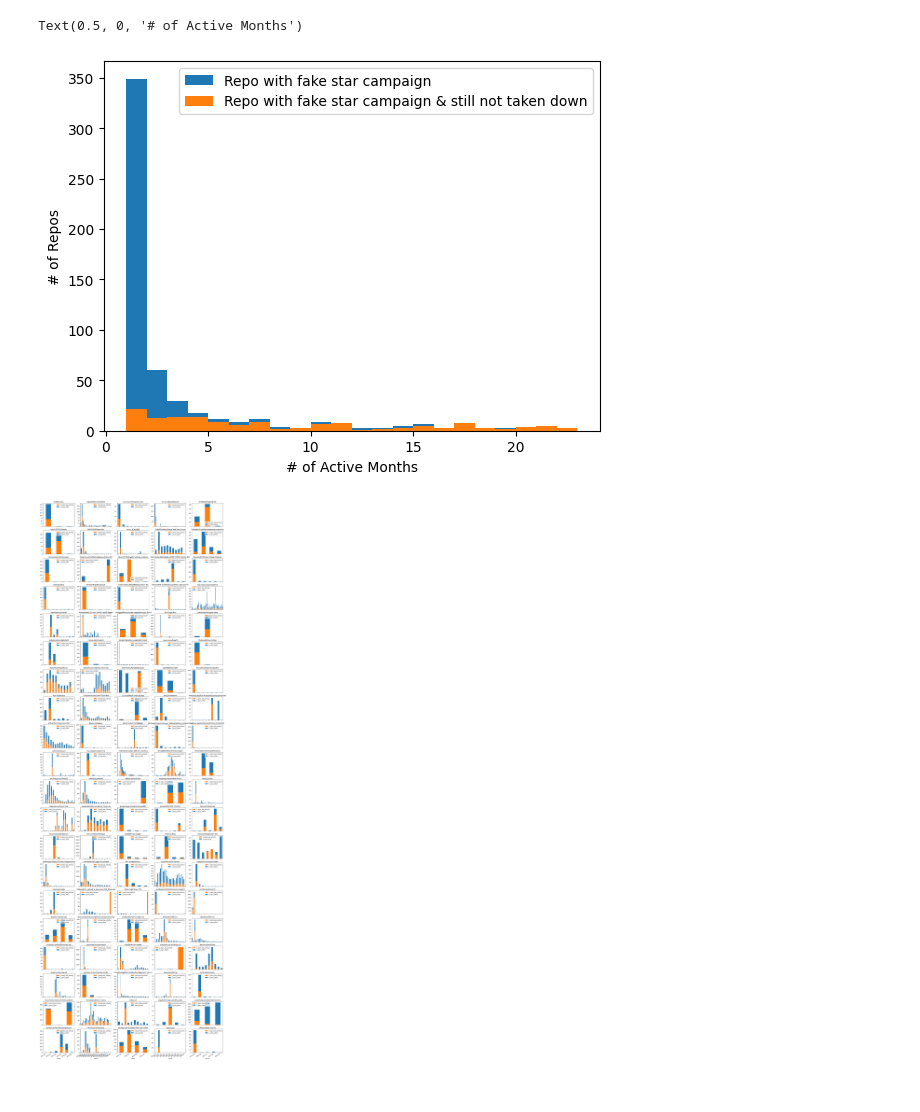
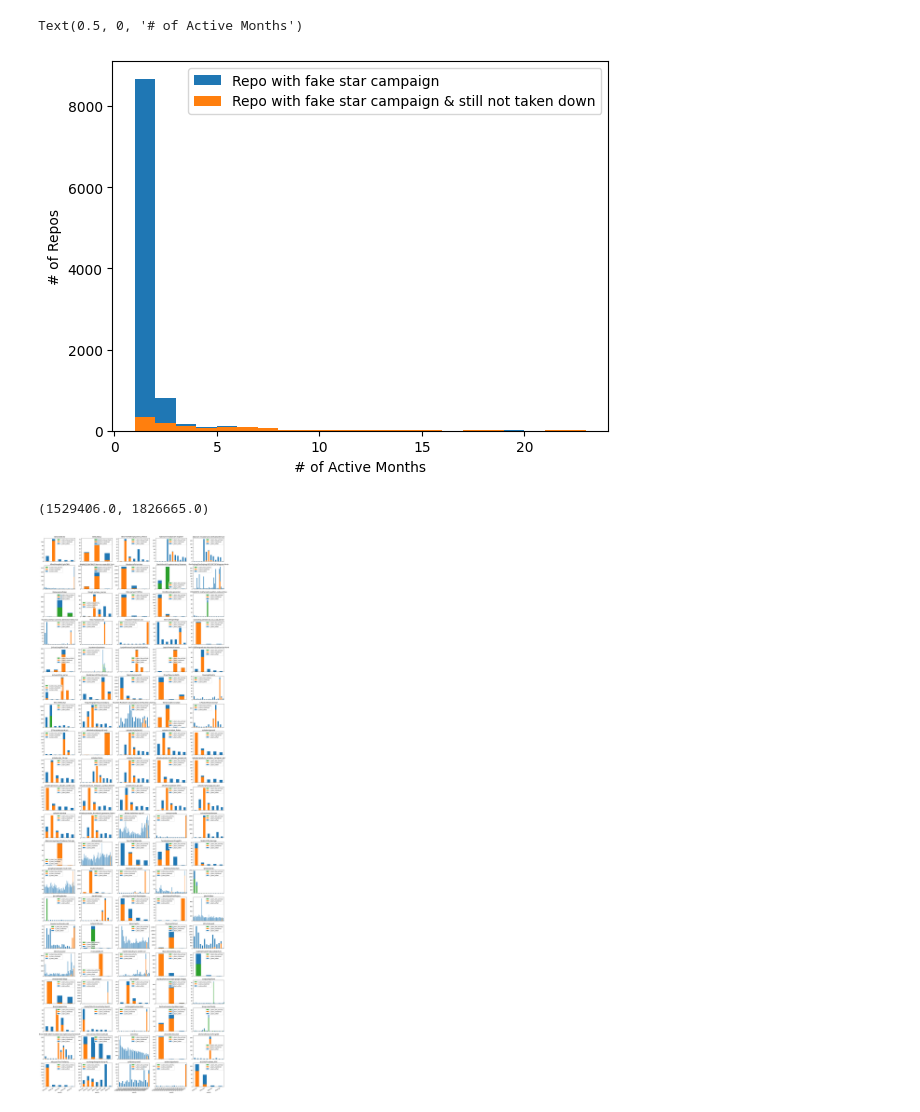
Before and after one commit to hehao98/StarScout, a Jupyter notebook: exploratory_analysis_copycatch.ipynb, the cells around one changed output. Saved outputs shown, nothing was run; the diff lists cells and outputs as text; code cells hidden in the pictures.

```diff
--- a/exploratory_analysis_copycatch.ipynb
+++ b/exploratory_analysis_copycatch.ipynb
@@ -16,0 +7,9 @@ low_activity_repos.head()
+# %%
+repos = analysis.get_fake_star_repos_all()
+print(
+    f"{len(repos)} repos,",
+    f"{len(repos[repos.n_stars_low_activity > 0])} with low activity,",
+    f"{len(repos[repos.n_stars_clustered > 0])} with clusters,",
+    f"{len(repos[(repos.n_stars_low_activity > 0) & (repos.n_stars_clustered > 0)])} with both",
+)
+repos.head()
@@ -16,0 +24,3 @@ low_activity_repos.head()
+# %%
+stars = analysis.get_stars_by_month_all()
+stars.head()
@@ -76,6 +95,6 @@ ax.legend(
 # %%
 repo_to_months = (
-    stars_by_month.groupby("repo")
+    stars.groupby("repo")
     .agg(
         n_months=("month", "count"),
     )
@@ -103,28 +122,35 @@ ax.set_ylabel("# of Repos")
 ax.set_xlabel("# of Active Months")
 # %% [output]
 Text(0.5, 0, '# of Active Months')
-[figure, old version]
+[figure, new version]
+# %%
+successful_repos = repos[
+    repos.repo_name.isin(repos_with_compaign & repos_alive)
+].sort_values(by="n_stars", ascending=False)
+sum(successful_repos.n_stars_low_acitivty), sum(successful_repos.n_stars_latest)
+# %% [output]
+(1529406.0, 1826665.0)
 # %%
 repo_samples = random.sample(
     sorted(
-        repos_with_compaign & set(repo_to_months[repo_to_months.n_months >= 3].repo)
+        (repos_alive & repos_with_compaign)
+        & set(repo_to_months[repo_to_months.n_months >= 3].repo)
     ),
     100,
 )
+#repo_samples = list(successful_repos.head(100).repo_name)
 
 fig, axes = plt.subplots(20, 5, figsize=(20, 60))
-for i, (repo, df) in enumerate(
-    stars_by_month[stars_by_month.repo.isin(repo_samples)].groupby("repo")
-):
-    df[["month", "n_stars_low_activity", "n_stars_other"]].plot(
+for i, (repo, df) in enumerate(stars[stars.repo.isin(repo_samples)].groupby("repo")):
+    df[["month", "n_stars_low_activity", "n_stars_clustered", "n_stars_other"]].plot(
         kind="bar",
         x="month",
         stacked=True,
         ax=axes[i // 5, i % 5],
         title=repo,
-        color=["C1", "C0"],
+        color=["C2", "C1", "C0"],
     )
 fig.autofmt_xdate()
 fig.tight_layout()
 # %% [output]
-[figure, old version]
+[figure, new version]
```
Also changed, not shown: parts of 6 cells of this notebook, 2 other files.
